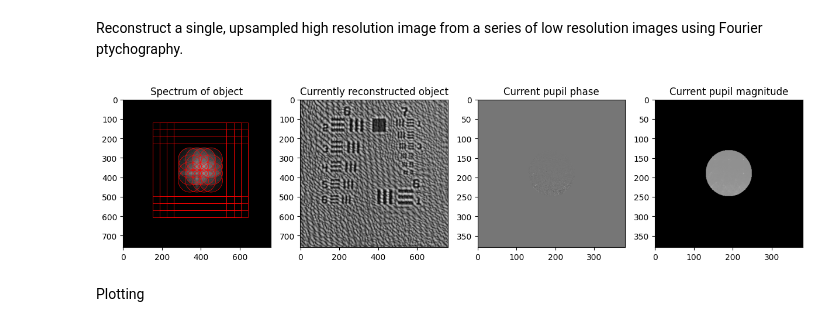
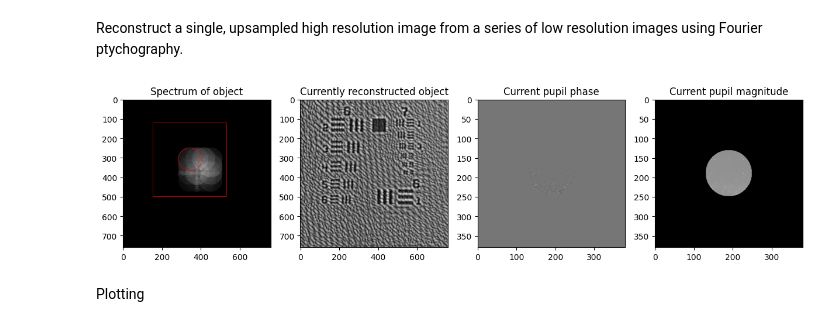
Before and after one commit to willtaylor072/Will_Taylor_FPM_4YP-main, a Jupyter notebook: reconstruction.ipynb, the cells around one changed output. Cells and saved outputs as stored; diff of their text form; code cells hidden in the pictures.

```diff
--- a/reconstruction.ipynb
+++ b/reconstruction.ipynb
@@ -214,16 +193,16 @@ def FPM_Quasi_Newton(images, kx, ky, obj, pupil, options):
 
     return IFT(obj),pupil
 # %%
-# Main FPM reconstruction. Set up for square, grayscale images.
+## Main FPM reconstruction. Set up for square, grayscale images
 
 # Load image data into an array
 data_path = 'data/usaf_dark'
-grid_size = 4 # 1 -> 16, determines how many images to reconstruct with, it seems corners provide little useful information
+grid_size = 5 # 1 -> 16, determines how many images to reconstruct with, it seems corners provide little useful information
 img_size = 380 # Size of low res image
 
 num_images = grid_size**2
 images = np.zeros((img_size,img_size,num_images)) # Initialise array for storing images
-brightfield = np.array(Image.open(os.path.join(data_path,'brightfield.png'))) # Brightfield image for reference
+brightfield = np.array(Image.open(os.path.join(data_path,'brightfield.png'))) / 256 # Brightfield image for reference
 
 for i in range(num_images): # ~ 2s to load all 256 images into array
     filename = os.path.join(data_path, f'image_{i}.png') # Construct path
@@ -236,49 +215,51 @@ LED2SAMPLE = 54 # Distance from LED array to the sample, 54mm (larger distance l
 LED_P = 3.3 # LED pitch, mm
 N_GLASS = 1.52 # Glass refractive index
 NA = 0.1 # Objective numerical apature
-PIX_OBJ = 862.5e-9 # Pixel size at object plane, m (3.45um sensor pixel / 4 magnification)
+PIX_SIZE = 862.5e-9 # Pixel size of image, m (3.45um sensor pixel / 4 magnification)
 WLENGTH = 550e-9 # Central wavelength of LED light, m
 
 # Derived variables
-spl = 1/(img_size*PIX_OBJ) # Sampling size in x
+F_CUTOFF = 2*NA/WLENGTH # Highest spatial frequency we can resolve in the optical system, lp/m
+F_SAMPLING = 1/PIX_SIZE # Sampling frequency (based on sensor pixel size and magnification), lp/m
 x_abs = [(x - x_coords[0])*LED_P for x in x_coords] # x distances of LEDs from center LED
 y_abs = [(y - y_coords[0])*LED_P for y in y_coords] # y distances of LEDs from center LED
 
 # Size of object image (for given parameters upsampling is between 2 and 5 depending on grid_size)
 # Can do seperately x and y if image is not square
-obj_size = calculate_object_size(img_size, spl, grid_size, LED2SAMPLE, LED_P, NA, WLENGTH)
+obj_size = calculate_object_size(img_size, grid_size, LED2SAMPLE, LED_P, NA, WLENGTH, PIX_SIZE)
 
 # Locations of LEDs in Fourier domain
-kx,ky = calculate_fourier_positions(x_abs, y_abs, LED2SAMPLE, WLENGTH, spl)
+kx,ky = calculate_fourier_positions(x_abs, y_abs, LED2SAMPLE, WLENGTH, PIX_SIZE)
 
-# Initial pupil function (mask)
-lim = WLENGTH/(2*NA*PIX_OBJ)
-x,y = np.meshgrid(np.linspace(-lim,lim,img_size), np.linspace(-lim,lim,img_size))
-theta,r = np.arctan2(y,x), np.sqrt(x**2 + y**2)
-mask = r <= 1 # Radius of mask will be (1/lim * img_size/2) = (NA/(WLENGTH*spl))
-pupil_radius = NA/(WLENGTH*spl) # For plotting and diagnostics
-
+## Initial pupil function (binary mask)
+# Nyquist sampling criterion: sampling_ratio >2 -> oversampling, sampling_ratio <2 -> undersampling (aliasing may occur)
+sampling_ratio = F_SAMPLING / F_CUTOFF
+# x,y is our normalised frequency domain for the images, cutoff frequency = 1 (x and y)
+x,y = np.meshgrid(np.linspace(-sampling_ratio,sampling_ratio,img_size), np.linspace(-sampling_ratio,sampling_ratio,img_size))
+theta,r = np.arctan2(y,x), np.sqrt(x**2 + y**2) # Polar coordinates
+pupil_radius = (1/sampling_ratio) * (img_size/2) # For plotting and diagnostics
 pupil = np.ones((img_size,img_size),dtype='complex128')
-pupil = np.multiply(pupil,mask)
+pupil = pupil * (r <= 1) # r < 1 corresponds to the freqeuencies below cutoff frequency (any higher frequencies cannot be resolved due to diffraction)
 
 # Initial object estimate (using first image)
 img = np.sqrt(images[:,:,0]) # Amplitude of central image
+# img = np.sqrt(brightfield) # Could alternatively use brightfield if we have it
 F_img = FT(img) # Fourier transformed image (with shift)
-F_img = np.multiply(F_img, pupil) # Apply pupil function
+F_img = F_img * pupil # Apply pupil function
 pad_width = int((obj_size - img_size) / 2) # Padding to make correct size
 obj = np.pad(F_img,pad_width,'constant',constant_values=0) # Initial object in frequency domain
 
 # Set parameters for Q-N reconstruction algorithm
 options = {
     'max_iter': 1, # Number of iterations
     'alpha': 1, # Regularisation parameter, <10
     'beta': 10, # Regularisation parameter, >0
     'plotting': True, # Enable plotting
 }
 
-rec_obj, rec_pupil = FPM_Quasi_Newton(images, kx, ky, obj, pupil, options)
+rec_obj, rec_pupil = reconstruct(images, kx, ky, obj, pupil, options)
 # %% [output]
-[figure, old version]
+[figure, new version]
 # %% [markdown]
 Plotting
 # %%
```
Also changed, not shown: parts of 1 cell of this notebook, 3 other files.
